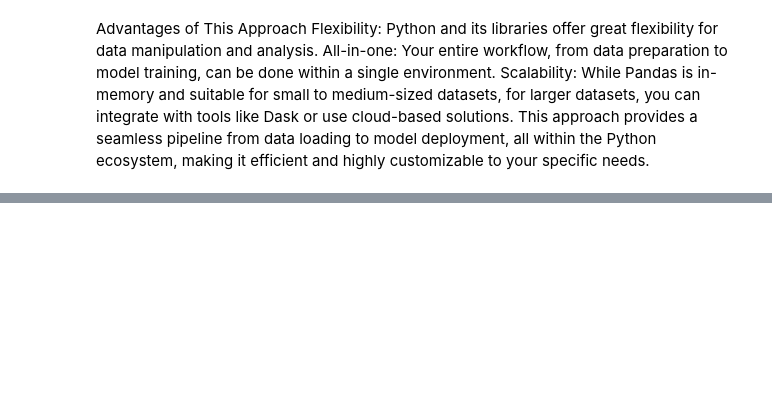
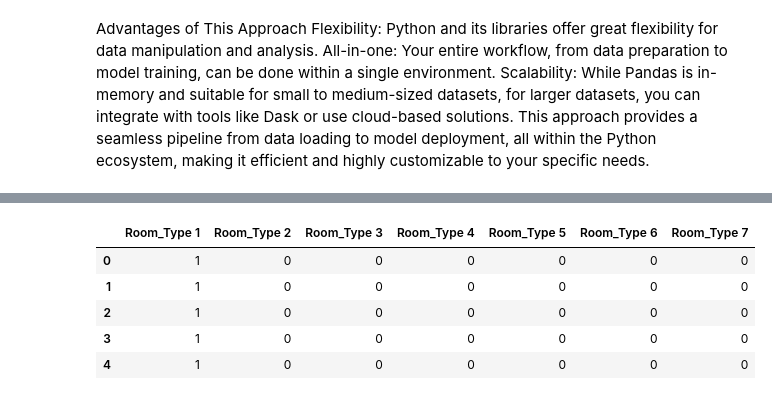
Before and after one commit to tomwildun/Project4, a Jupyter notebook: Untitled.ipynb, the cells around one changed output, grey strips where cells are left out. Saved outputs shown, nothing was run; the diff lists cells and outputs as text; code cells hidden in the pictures; blank space fills up the shorter version.

```diff
--- a/Untitled.ipynb
+++ b/Untitled.ipynb
@@ -56,0 +75,10 @@ X_train, X_test, y_train, y_test = train_test_split(df.drop('target_column', axi
+# %%
+room_type_dummies = pd.get_dummies(pd_df["room_type_reserved"])
+room_type_dummies.head()
+# %% [output]
+|  | Room_Type 1 | Room_Type 2 | Room_Type 3 | Room_Type 4 | Room_Type 5 | Room_Type 6 | Room_Type 7 |
+| 0 | 1 | 0 | 0 | 0 | 0 | 0 | 0 |
+| 1 | 1 | 0 | 0 | 0 | 0 | 0 | 0 |
+| 2 | 1 | 0 | 0 | 0 | 0 | 0 | 0 |
+| 3 | 1 | 0 | 0 | 0 | 0 | 0 | 0 |
+| 4 | 1 | 0 | 0 | 0 | 0 | 0 | 0 |
```
Also changed, not shown: parts of 16 cells of this notebook.
